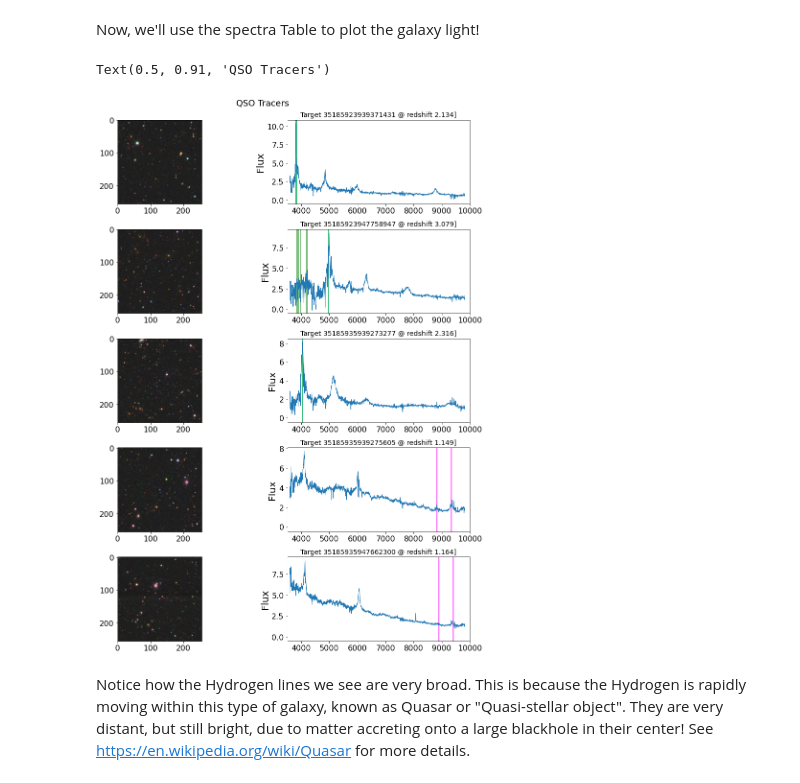
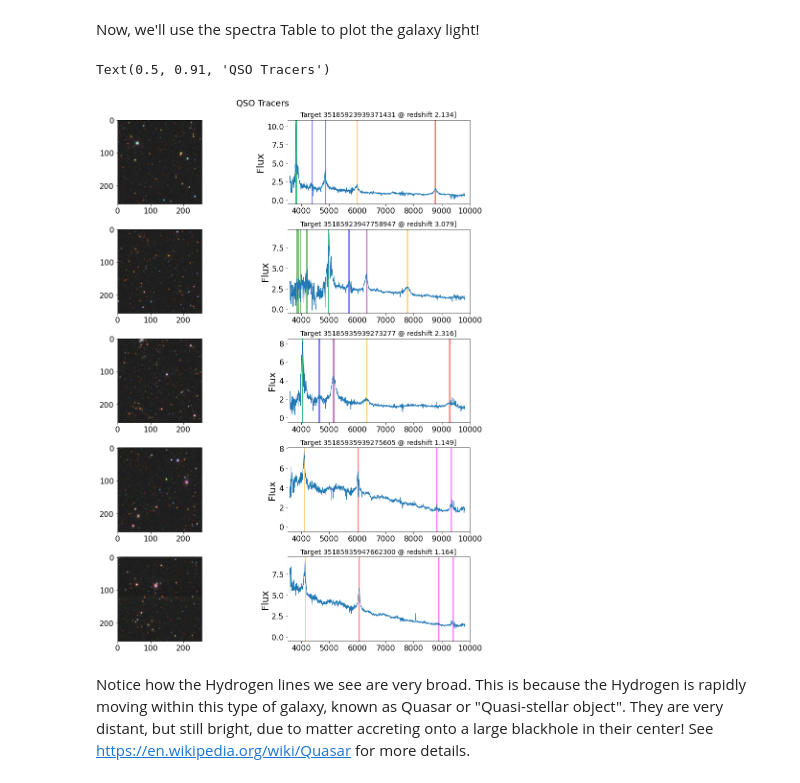
Before and after one commit to CaseyAnnHorvath/desihigh, a Jupyter notebook: DESI.ipynb, the cells around one changed output. Cells and saved outputs as stored; diff of their text form; code cells hidden in the pictures.

```diff
--- a/DESI.ipynb
+++ b/DESI.ipynb
@@ -171,35 +171,48 @@ for i, tid in enumerate(redshifts['TARGETID'][:ngal]):
   # This plots a vertical line.  Here, to show lyman-alpha.
   axes[i,1].axvline((1. + redshift) * Lya, c='cyan', alpha=0.5)
 
+  #testing stuff (C4)
+  axes[i,1].axvline((1. + redshift) * 1549.48, c='purple', alpha=0.5)
+
+  #C3 test
+  axes[i,1].axvline((1. + redshift) * 1908.734, c='orange', alpha=0.5)
+
+  #Mg 2 test
+  axes[i,1].axvline((1. + redshift) * 2799.117, c='red', alpha=0.5)
+
+  #Si 4 test
+  axes[i,1].axvline((1. + redshift) * 1397.61, c='blue', alpha=0.5)
+
   # Plot the Balmer lines.
   for balmer in Balmers:
     axes[i,1].axvline((1. + redshift) * balmer, c='magenta', alpha=0.5)
 
   #lyman lines
   for lyman in Lymans:
     axes[i,1].axvline((1. + redshift) * lyman, c='green', alpha=0.5)
+
 
   # Finally, plot the galaxy spectra!
   axes[i,1].plot(spectra['WAVELENGTH'], spectra['TARGET{:d}'.format(tid)], lw=1)
 
   # Add a tile.
   axes[i,1].set_title('Target {} @ redshift {:.3f}]'.format(tid, redshift), fontsize=14)
 
   # Set the axis limits.
   axes[i,1].set_xlim(3.5e3, 1.e4)
   axes[i,1].set_ylim(bottom=-0.5)
 
   axes[i,1].set_ylabel('Flux')
 
   # Add a photo of each galaxy.
   url = cutout(axes[i,0], redshifts['TARGET_RA'][i], redshifts['TARGET_DEC'][i])
 
 fig.subplots_adjust(hspace=0.3)
 
 fig.suptitle('{} Tracers'.format(tracers[0].upper()), fontsize=18, y=0.91)
 # %% [output]
 Text(0.5, 0.91, 'QSO Tracers')
-[figure, old version]
+[figure, new version]
 # %% [markdown]
 Notice how the Hydrogen lines we see are very broad.  This is because the Hydrogen is rapidly moving within this type of galaxy, known as Quasar or "Quasi-stellar object".  They are very distant, but still bright, due to matter accreting onto a large blackhole in their center!  See https://en.wikipedia.org/wiki/Quasar for more details.
 # %% [markdown]
```
